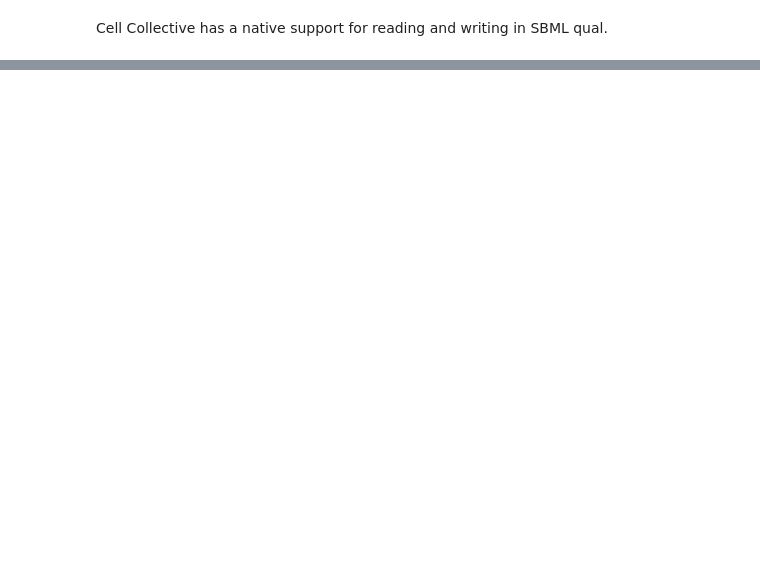
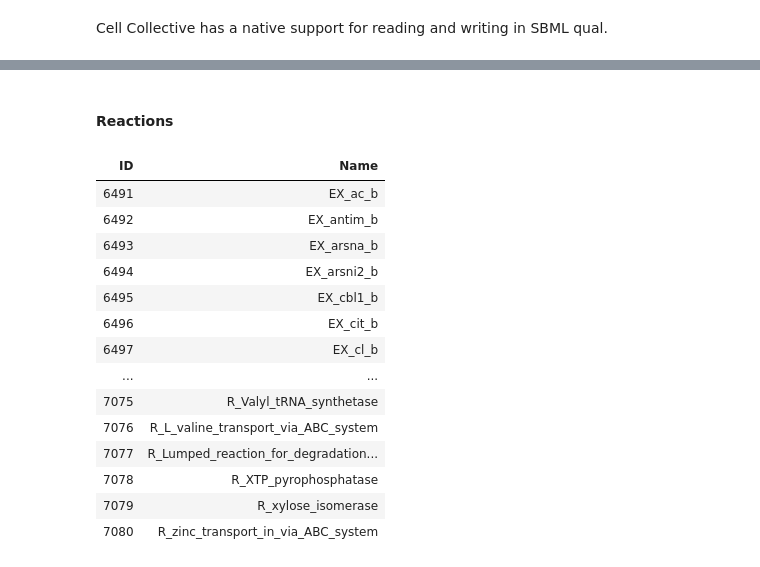
Before and after one commit to cellcollective/ccapi, a Jupyter notebook: docs/source/notebooks/examples/reading-writing-constraint-based-models.ipynb, the cells around one changed output, grey strips where cells are left out. Saved outputs shown, nothing was run; the diff lists cells and outputs as text; code cells hidden in the pictures; blank space fills up the shorter version.

```diff
--- a/docs/source/notebooks/examples/reading-writing-constraint-based-models.ipynb
+++ b/docs/source/notebooks/examples/reading-writing-constraint-based-models.ipynb
@@ -48,0 +90,20 @@ Cell Collective has a native support for reading and writing in SBML qual.
+# %% [markdown]
+#### Reactions
+# %%
+metabolic.reactions
+# %% [output]
+| ID | Name |
+| 6491 | EX_ac_b |
+| 6492 | EX_antim_b |
+| 6493 | EX_arsna_b |
+| 6494 | EX_arsni2_b |
+| 6495 | EX_cbl1_b |
+| 6496 | EX_cit_b |
+| 6497 | EX_cl_b |
+| ... | ... |
+| 7075 | R_Valyl_tRNA_synthetase |
+| 7076 | R_L_valine_transport_via_ABC_system |
+| 7077 | R_Lumped_reaction_for_degradation... |
+| 7078 | R_XTP_pyrophosphatase |
+| 7079 | R_xylose_isomerase |
+| 7080 | R_zinc_transport_in_via_ABC_system |
```
Also changed, not shown: parts of 6 cells of this notebook, 11 other files.
